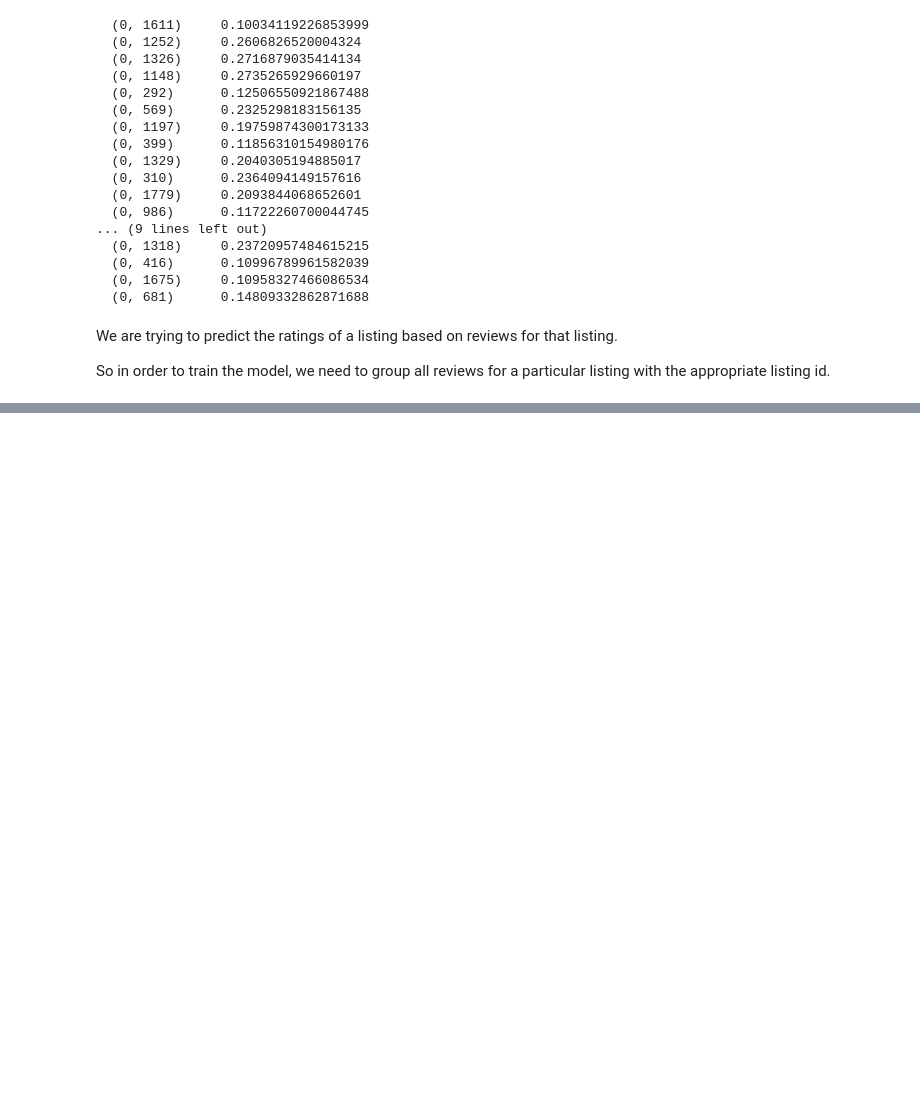
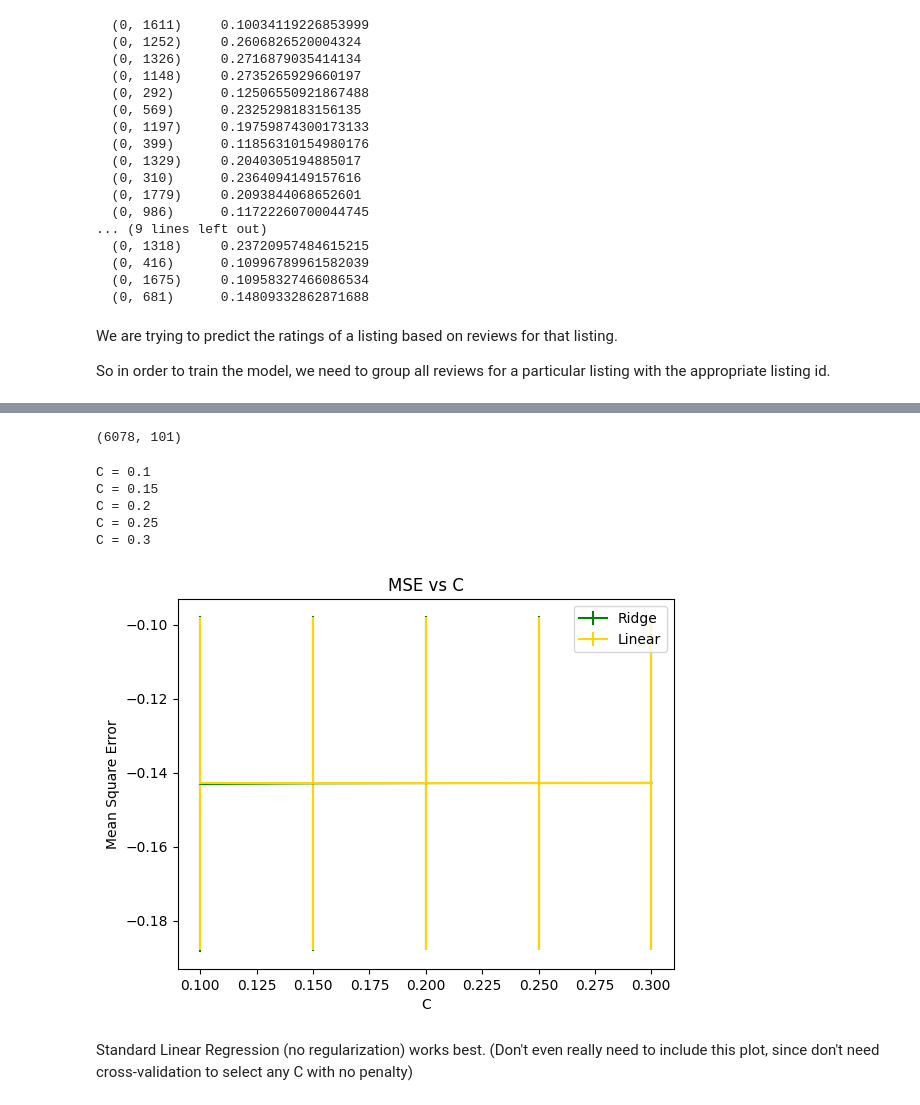
Before and after one commit to JDeasley/airbnb_ratings_predictor, a Jupyter notebook: src/final.ipynb, the cells around one changed output, grey strips where cells are left out. Cells and saved outputs as stored; diff of their text form; code cells hidden in the pictures; blank space fills up the shorter version.

```diff
--- a/src/final.ipynb
+++ b/src/final.ipynb
@@ -196,0 +426,70 @@ So in order to train the model, we need to group all reviews for a particular li
+# %%
+# Set min_df and max_df to the values that gave the best results (lowest MSE)
+MIN_DF = 0.4
+MAX_DF = 0.9
+
+vectorizer = TfidfVectorizer(stop_words='english', min_df=MIN_DF, max_df=MAX_DF) # 79,179 features for 6,078 listings
+X = vectorizer.fit_transform(stemmed_comments)
+# %%
+print(X.shape)
+# %% [output]
+(6078, 101)
+# %%
+import matplotlib.pyplot as plt
+from sklearn.linear_model import LinearRegression, Lasso, Ridge
+from sklearn.model_selection import KFold, cross_val_score
+from sklearn.metrics import mean_squared_error
+from sklearn.feature_extraction.text import TfidfVectorizer
+
+colors = ['blue', 'green', 'gold', 'red', 'pink']
+c_range = [0.1, 0.15, 0.2, 0.25, 0.3]
+# c_range = [2000, 4000, 6000, 8000, 10000]
+
+m_linear = LinearRegression()
+
+me_lasso = []
+me_ridge = []
+me_linear = []
+
+se_lasso = []
+se_ridge = []
+se_linear = []
+
+for c in c_range:
+    print(f'C = {c}')
+
+    m_lasso = Lasso(alpha=1/c)
+    m_ridge = Ridge(alpha=1/c)
+
+    kf = KFold(n_splits=5)
+
+    errors_lasso = cross_val_score(m_lasso, X, Y_rating, cv=kf, scoring='neg_mean_squared_error')
+    errors_ridge = cross_val_score(m_ridge, X, Y_rating, cv=kf, scoring='neg_mean_squared_error')
+    errors_linear = cross_val_score(model, X, Y_rating, cv=kf, scoring='neg_mean_squared_error')
+
+    me_lasso.append(np.array(errors_lasso).mean())
+    me_ridge.append(np.array(errors_ridge).mean())
+    me_linear.append(np.array(errors_linear).mean())
+
+    se_lasso.append(np.array(errors_lasso).std())
+    se_ridge.append(np.array(errors_ridge).std())
+    se_linear.append(np.array(errors_linear).std())
+
+# plt.errorbar(c_range,me_lasso,yerr=se_lasso,color=colors[0],label=f'Lasso')
+plt.errorbar(c_range,me_ridge,yerr=se_ridge,color=colors[1],label=f'Ridge')
+plt.errorbar(c_range,me_linear,yerr=se_linear,color=colors[2],label=f'Linear')
+
+plt.title('MSE vs C')
+plt.xlabel('C')
+plt.ylabel('Mean Square Error')
+plt.legend()
+plt.show()
+# %% [output]
+C = 0.1
+C = 0.15
+C = 0.2
+C = 0.25
+C = 0.3
+[figure, added]
+# %% [markdown]
+Standard Linear Regression (no regularization) works best. (Don't even really need to include this plot, since don't need cross-validation to select any C with no penalty)
```
Also changed, not shown: parts of 26 cells of this notebook, 10 other files.
